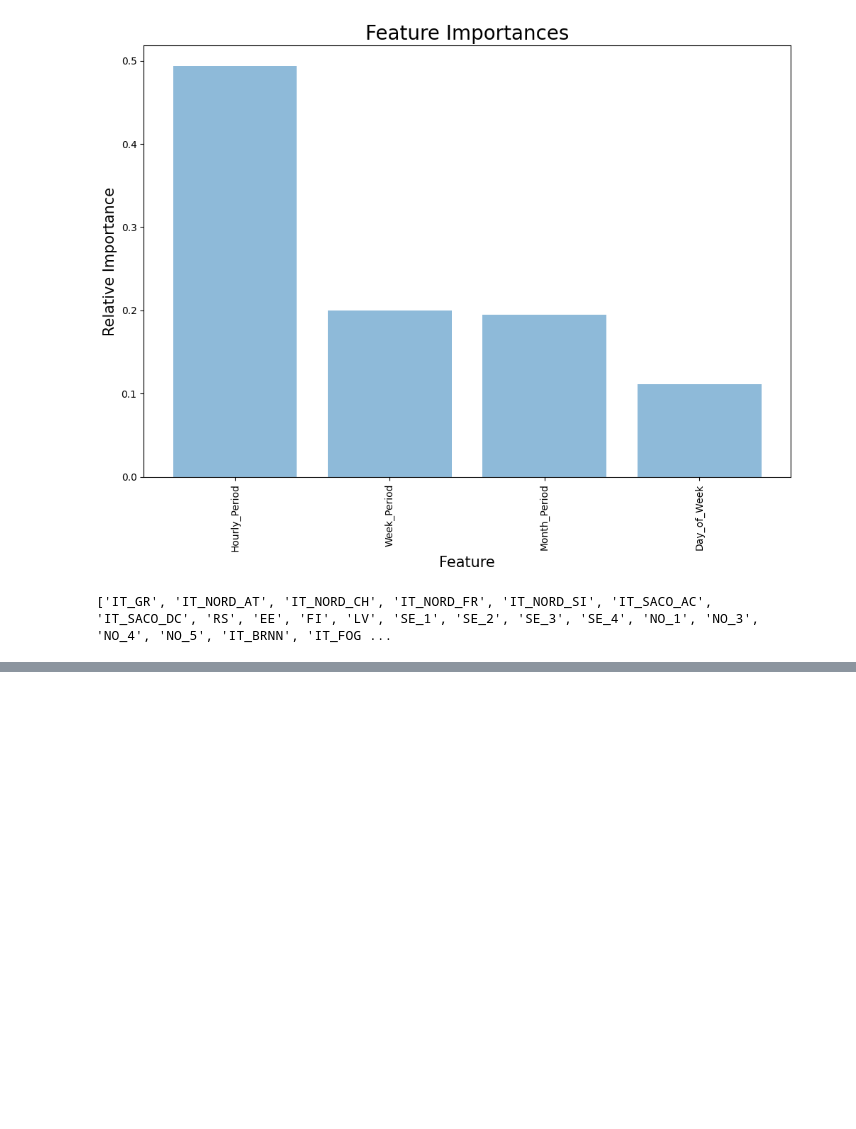
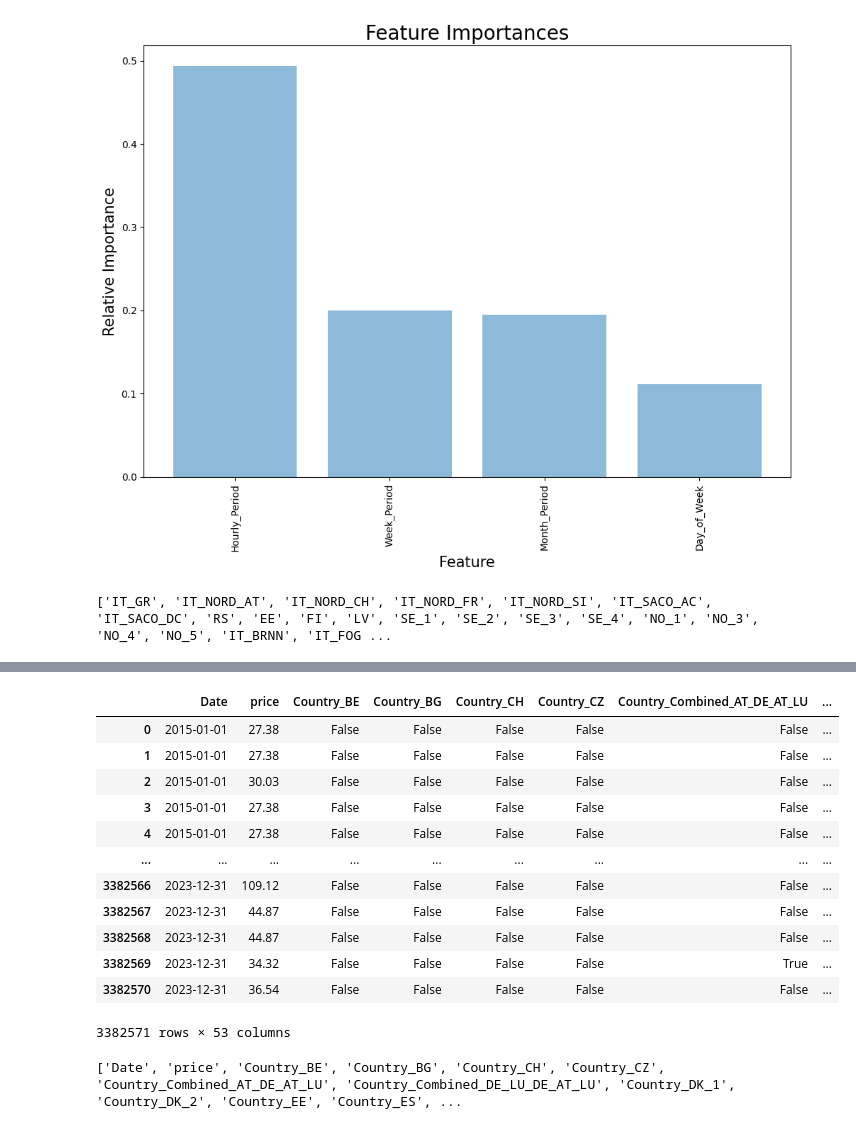
Before and after one commit to hertiemlteam/machine_learning, a Jupyter notebook: machine_learning_energy_forest.ipynb, the cells around one changed output, grey strips where cells are left out. Drawn from its saved outputs; the diff is of its cells as text; code cells hidden in the pictures; blank space fills up the shorter version.

Commit message:
Dataframe, we only need to build the combined DE_AT_LU and the other combined

```diff
--- a/machine_learning_energy_forest.ipynb
+++ b/machine_learning_energy_forest.ipynb
@@ -308,0 +296,12 @@ df_with_dummies.head()
+# %%
+result_price_dataframe = df.copy()
+result_price_dataframe.dropna(axis=1, how='all', inplace=True)
+
+# Stack the DataFrame to move the column names to index levels
+result_price_dataframe = result_price_dataframe.stack().reset_index()
+
+# Rename columns for clarity
+result_price_dataframe.rename(columns={0: 'price', 'level_0': 'Date', 'level_1': 'Country'}, inplace=True)
+
+# Set the index to Date and Country
+result_price_dataframe
@@ -308,0 +322,29 @@ df_with_dummies.head()
+# %%
+# Transform the "Country" variable into dummy variables
+country_dummies = pd.get_dummies(result_price_dataframe['Country'], prefix='Country')
+
+# Concatenate the dummy variables with the original DataFrame
+result_price_dataframe = pd.concat([result_price_dataframe, country_dummies], axis=1)
+
+# Drop the original "Country" column if needed
+result_price_dataframe = result_price_dataframe.drop('Country', axis=1)
+# %%
+result_price_dataframe
+# %% [output]
+|  | Date | price | Country_BE | Country_BG | Country_CH | Country_CZ | Country_Combined_AT_DE_AT_LU | ... |
+| 0 | 2015-01-01 | 27.38 | False | False | False | False | False | ... |
+| 1 | 2015-01-01 | 27.38 | False | False | False | False | False | ... |
+| 2 | 2015-01-01 | 30.03 | False | False | False | False | False | ... |
+| 3 | 2015-01-01 | 27.38 | False | False | False | False | False | ... |
+| 4 | 2015-01-01 | 27.38 | False | False | False | False | False | ... |
+| ... | ... | ... | ... | ... | ... | ... | ... | ... |
+| 3382566 | 2023-12-31 | 109.12 | False | False | False | False | False | ... |
+| 3382567 | 2023-12-31 | 44.87 | False | False | False | False | False | ... |
+| 3382568 | 2023-12-31 | 44.87 | False | False | False | False | False | ... |
+| 3382569 | 2023-12-31 | 34.32 | False | False | False | False | True | ... |
+| 3382570 | 2023-12-31 | 36.54 | False | False | False | False | False | ... |
+3382571 rows × 53 columns
+# %%
+print(list(result_price_dataframe.columns))
+# %% [output]
+['Date', 'price', 'Country_BE', 'Country_BG', 'Country_CH', 'Country_CZ', 'Country_Combined_AT_DE_AT_LU', 'Country_Combined_DE_LU_DE_AT_LU', 'Country_DK_1', 'Country_DK_2', 'Country_EE', 'Country_ES', ...
```
Also changed, not shown: parts of 18 cells of this notebook, 3 other files.
